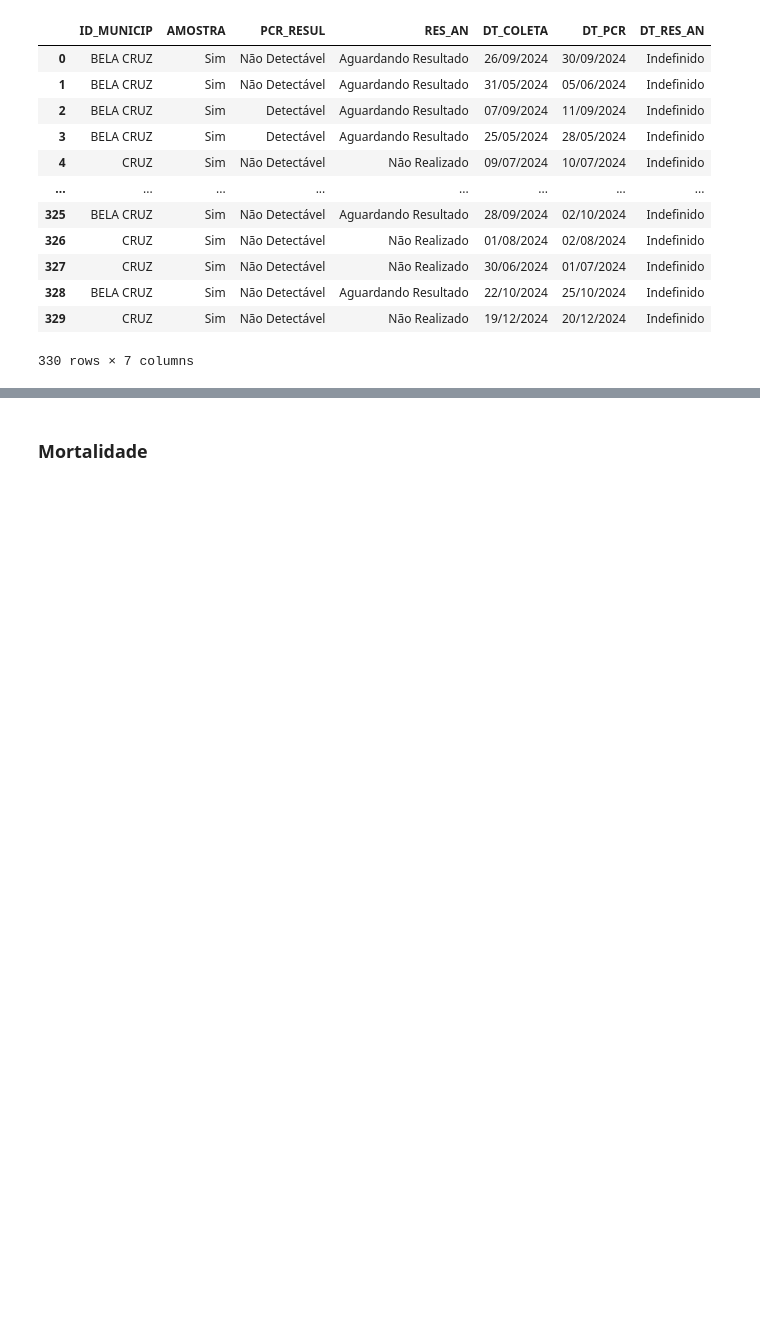
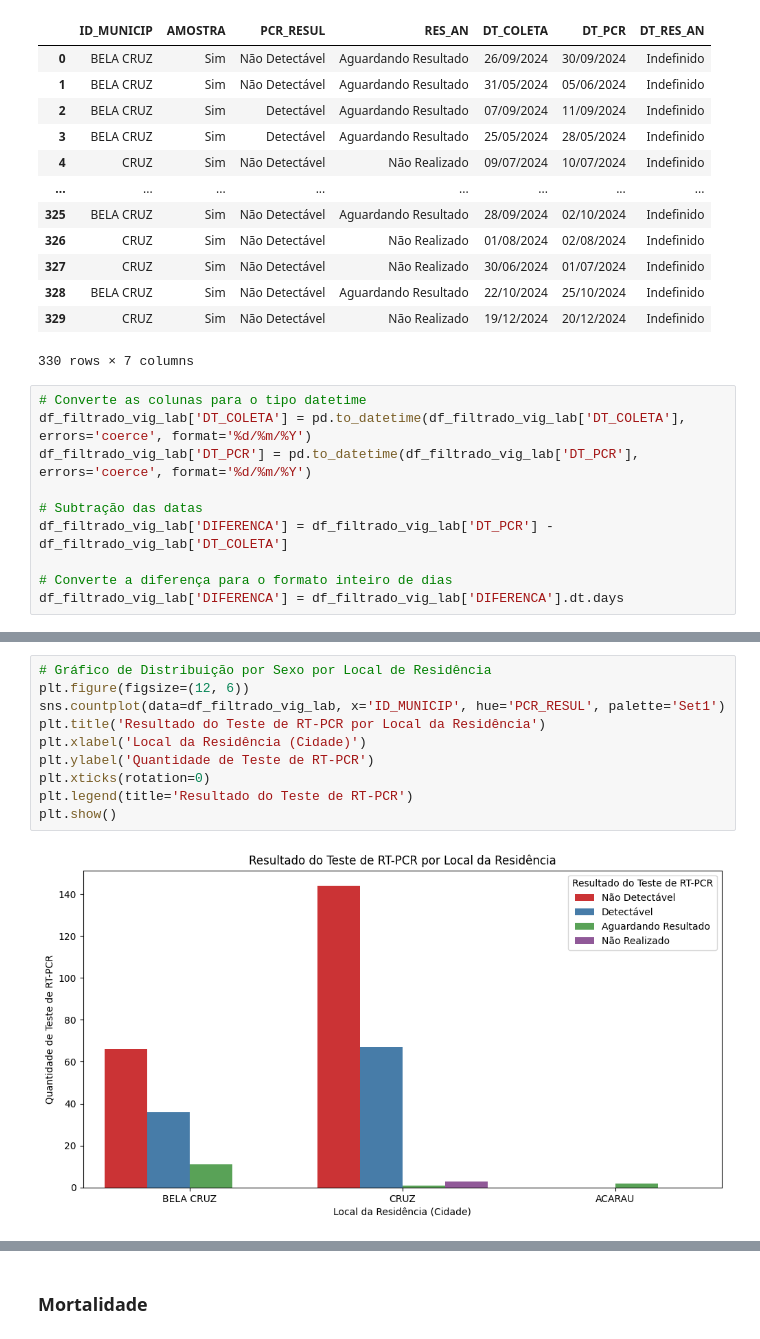
Before and after one commit to vitormunnizz/casos_gripe_ce, a Jupyter notebook: gripe.ipynb, the cells around one changed output, grey strips where cells are left out. Saved outputs shown, nothing was run; the diff lists cells and outputs as text; blank space fills up the shorter version.

```diff
--- a/gripe.ipynb
+++ b/gripe.ipynb
@@ -323,3 +325,13 @@ df_filtrado_vig_lab
 | 328 | BELA CRUZ | Sim | Não Detectável | Aguardando Resultado | 22/10/2024 | 25/10/2024 | Indefinido |
 | 329 | CRUZ | Sim | Não Detectável | Não Realizado | 19/12/2024 | 20/12/2024 | Indefinido |
 330 rows × 7 columns
+# %%
+# Converte as colunas para o tipo datetime
+df_filtrado_vig_lab['DT_COLETA'] = pd.to_datetime(df_filtrado_vig_lab['DT_COLETA'], errors='coerce', format='%d/%m/%Y')
+df_filtrado_vig_lab['DT_PCR'] = pd.to_datetime(df_filtrado_vig_lab['DT_PCR'], errors='coerce', format='%d/%m/%Y')
+
+# Subtração das datas
+df_filtrado_vig_lab['DIFERENCA'] = df_filtrado_vig_lab['DT_PCR'] - df_filtrado_vig_lab['DT_COLETA']
+
+# Converte a diferença para o formato inteiro de dias
+df_filtrado_vig_lab['DIFERENCA'] = df_filtrado_vig_lab['DIFERENCA'].dt.days
@@ -325,0 +370,12 @@ df_filtrado_vig_lab
+# %%
+# Gráfico de Distribuição por Sexo por Local de Residência
+plt.figure(figsize=(12, 6))
+sns.countplot(data=df_filtrado_vig_lab, x='ID_MUNICIP', hue='PCR_RESUL', palette='Set1')
+plt.title('Resultado do Teste de RT-PCR por Local da Residência')
+plt.xlabel('Local da Residência (Cidade)')
+plt.ylabel('Quantidade de Teste de RT-PCR')
+plt.xticks(rotation=0)
+plt.legend(title='Resultado do Teste de RT-PCR')
+plt.show()
+# %% [output]
+[figure, added]
```
Also changed, not shown: parts of 7 cells of this notebook.
